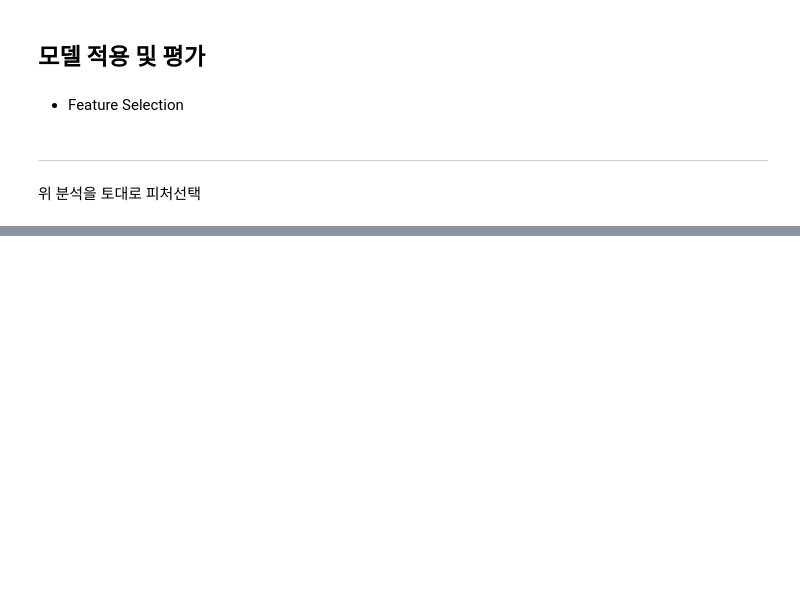
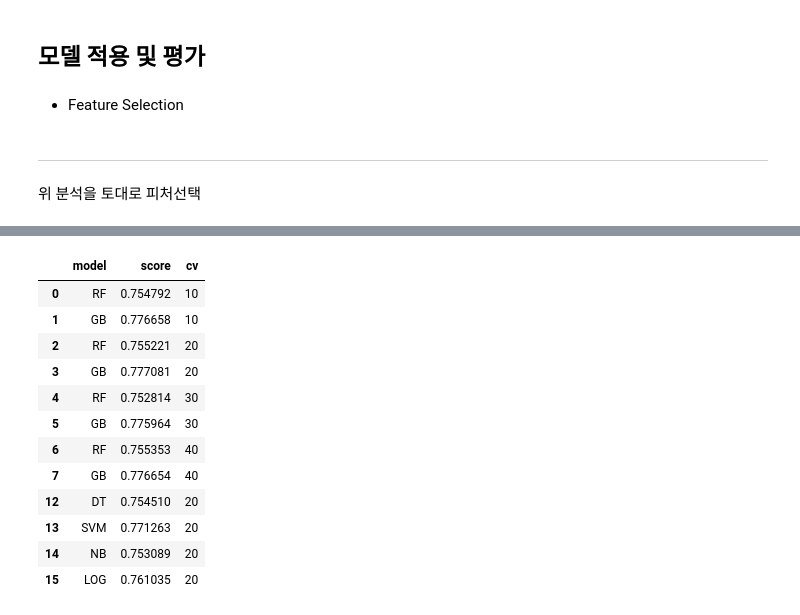
Before and after one commit to PingPingE/Kaggle-Telco_customer_churn, a Jupyter notebook: telco-customer-churn.ipynb, the cells around one changed output, grey strips where cells are left out. Saved outputs shown, nothing was run; the diff lists cells and outputs as text; code cells hidden in the pictures; blank space fills up the shorter version.

Commit message:
update EDA and Modeling

```diff
--- a/telco-customer-churn.ipynb
+++ b/telco-customer-churn.ipynb
@@ -630,3 +676,6 @@ feature2 = ['tenure','Contract','familiar_with_digital']
+# %%
+#familiar_with_digital이 TotalCharges, MonthlyCharges와 높은 양의 관계를 가지므로 해당 컬럼 하나만 적용
+feature1 = ['Contract','familiar_with_digital', 'tenure']
 # %% [markdown]
 -----------------
 위 분석을 토대로 피처선택
@@ -661,0 +696,7 @@ pd.DataFrame([score_gb_featureAll,score_gb_feature1,score_gb_feature2], index =[
+# %%
+score_df = pd.DataFrame([], columns =['model','score', 'cv'])
+for c in range(10,50,10):
+    score_rf_feature1 = cross_val_score(rf_clf,main_df[feature1],main_df['Churn'],cv=c).mean()
+    score_gb_feature1 = cross_val_score(gb_clf, main_df[feature1], main_df['Churn'], cv=c).mean()
+    score_df = score_df.append({'model':'RF', 'score':score_rf_feature1, 'cv':c},ignore_index = True)
+    score_df = score_df.append({'model':'GB', 'score':score_gb_feature1, 'cv':c}, ignore_index = True)
@@ -661,0 +715,33 @@ pd.DataFrame([score_gb_featureAll,score_gb_feature1,score_gb_feature2], index =[
+# %%
+from sklearn.linear_model import LogisticRegression
+from sklearn.naive_bayes import MultinomialNB
+from sklearn import svm
+from sklearn.tree import DecisionTreeClassifier
+dt_clf = DecisionTreeClassifier()
+svm_clf = svm.SVC(probability = True)
+nb_clf = MultinomialNB()
+log_clf = LogisticRegression()
+# %%
+score_dt_feature1 = cross_val_score(dt_clf, main_df[feature1],main_df['Churn'],cv=20).mean()
+score_svm_feature1 = cross_val_score(svm_clf, main_df[feature1],main_df['Churn'],cv=20).mean()
+score_nb_feature1 = cross_val_score(nb_clf, main_df[feature1],main_df['Churn'],cv=20).mean()
+score_log_feature1 = cross_val_score(log_clf, main_df[feature1],main_df['Churn'],cv=20).mean()
+names = ['DT','SVM','NB','LOG']
+for n,score in zip(names, [score_dt_feature1, score_svm_feature1,score_nb_feature1, score_log_feature1]):
+    score_df = score_df.append({'model':n,'score':score,'cv':20}, ignore_index=True)
+# %%
+score_df
+# %% [output]
+|  | model | score | cv |
+| 0 | RF | 0.754792 | 10 |
+| 1 | GB | 0.776658 | 10 |
+| 2 | RF | 0.755221 | 20 |
+| 3 | GB | 0.777081 | 20 |
+| 4 | RF | 0.752814 | 30 |
+| 5 | GB | 0.775964 | 30 |
+| 6 | RF | 0.755353 | 40 |
+| 7 | GB | 0.776654 | 40 |
+| 12 | DT | 0.754510 | 20 |
+| 13 | SVM | 0.771263 | 20 |
+| 14 | NB | 0.753089 | 20 |
+| 15 | LOG | 0.761035 | 20 |
```
Also changed, not shown: parts of 16 cells of this notebook.
